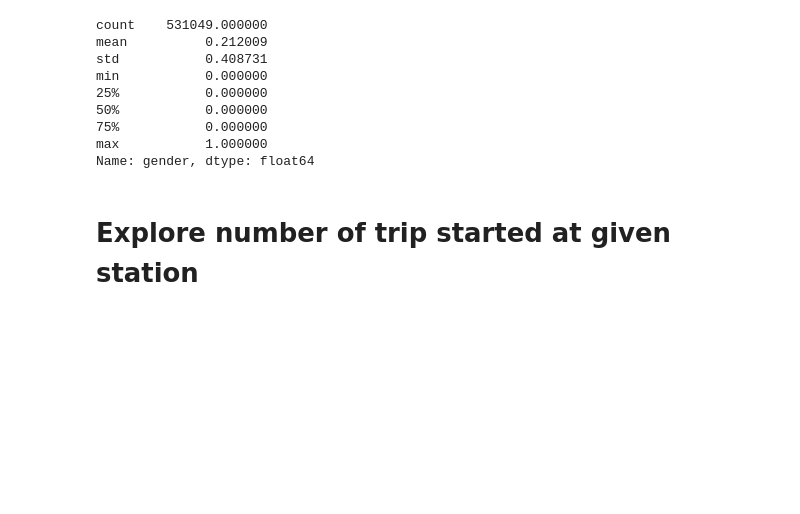
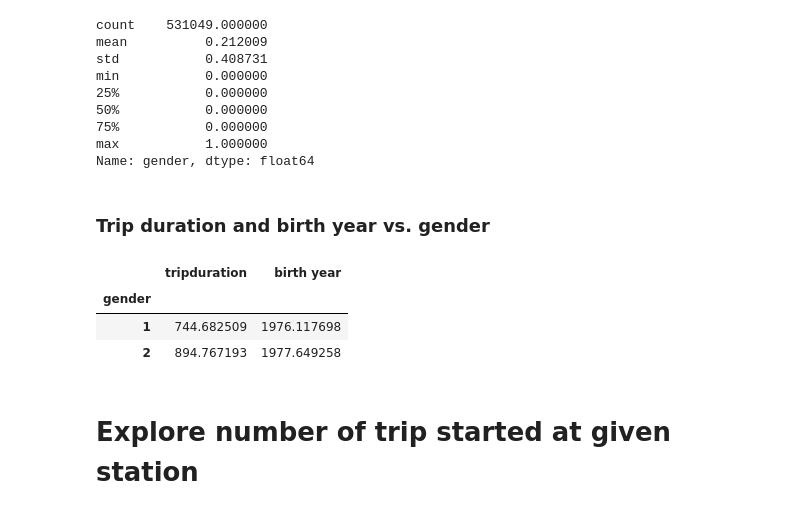
Before and after one commit to guillaumedavidphd/CitiBikeEDA, a Jupyter notebook: q3.ipynb, the cells around one changed output. Cells and saved outputs as stored; diff of their text form; code cells hidden in the pictures; blank space fills up the shorter version.

```diff
--- a/q3.ipynb
+++ b/q3.ipynb
@@ -209,6 +228,17 @@ min           0.000000
 75%           0.000000
 max           1.000000
 Name: gender, dtype: float64
+# %% [markdown]
+### Trip duration and birth year vs. gender
+# %%
+grp = df_subscribers.groupby('gender')['tripduration', 'birth year'].mean()
+# %%
+grp
+# %% [output]
+|  | tripduration | birth year |
+| gender |  |  |
+| 1 | 744.682509 | 1976.117698 |
+| 2 | 894.767193 | 1977.649258 |
 # %% [markdown]
 # Explore number of trip started at given station
 # %%
```
Also changed, not shown: parts of 8 cells of this notebook, 6 other files.
